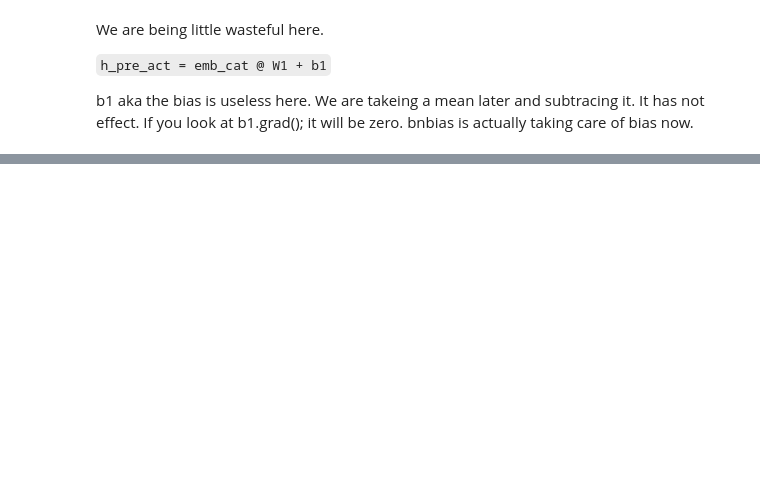
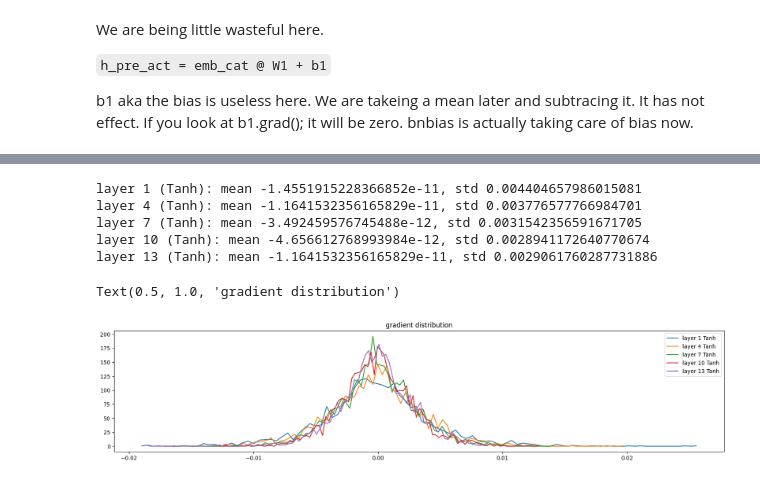
Before and after one commit to Sarthak30/karpathy-notebooks, a Jupyter notebook: character_llm_mlp_2.ipynb, the cells around one changed output, grey strips where cells are left out. Saved outputs shown, nothing was run; the diff lists cells and outputs as text; code cells hidden in the pictures; blank space fills up the shorter version.

```diff
--- a/character_llm_mlp_2.ipynb
+++ b/character_llm_mlp_2.ipynb
@@ -620,0 +803,22 @@ val 2.1458492279052734
+# %%
+# visualize histogram backward pass
+
+plt.figure(figsize=(20, 4))
+legends = []
+for i, layer in enumerate(layers):
+  if isinstance(layer, Tanh):
+    t = layer.out.grad
+    print('layer {} ({}): mean {}, std {}'.format(i, layer.__class__.__name__, t.mean(), t.std()))
+    hy, hx = torch.histogram(t, density=True)
+    plt.plot(hx[:-1].detach(), hy.detach())
+    legends.append('layer {} {}'.format(i, layer.__class__.__name__))
+plt.legend(legends)
+plt.title('gradient distribution')
+# %% [output]
+layer 1 (Tanh): mean -1.4551915228366852e-11, std 0.004404657986015081
+layer 4 (Tanh): mean -1.1641532356165829e-11, std 0.003776577766984701
+layer 7 (Tanh): mean -3.492459576745488e-12, std 0.0031542356591671705
+layer 10 (Tanh): mean -4.656612768993984e-12, std 0.0028941172640770674
+layer 13 (Tanh): mean -1.1641532356165829e-11, std 0.0029061760287731886
+Text(0.5, 1.0, 'gradient distribution')
+[figure, added]
```
Also changed, not shown: parts of 21 cells of this notebook.
